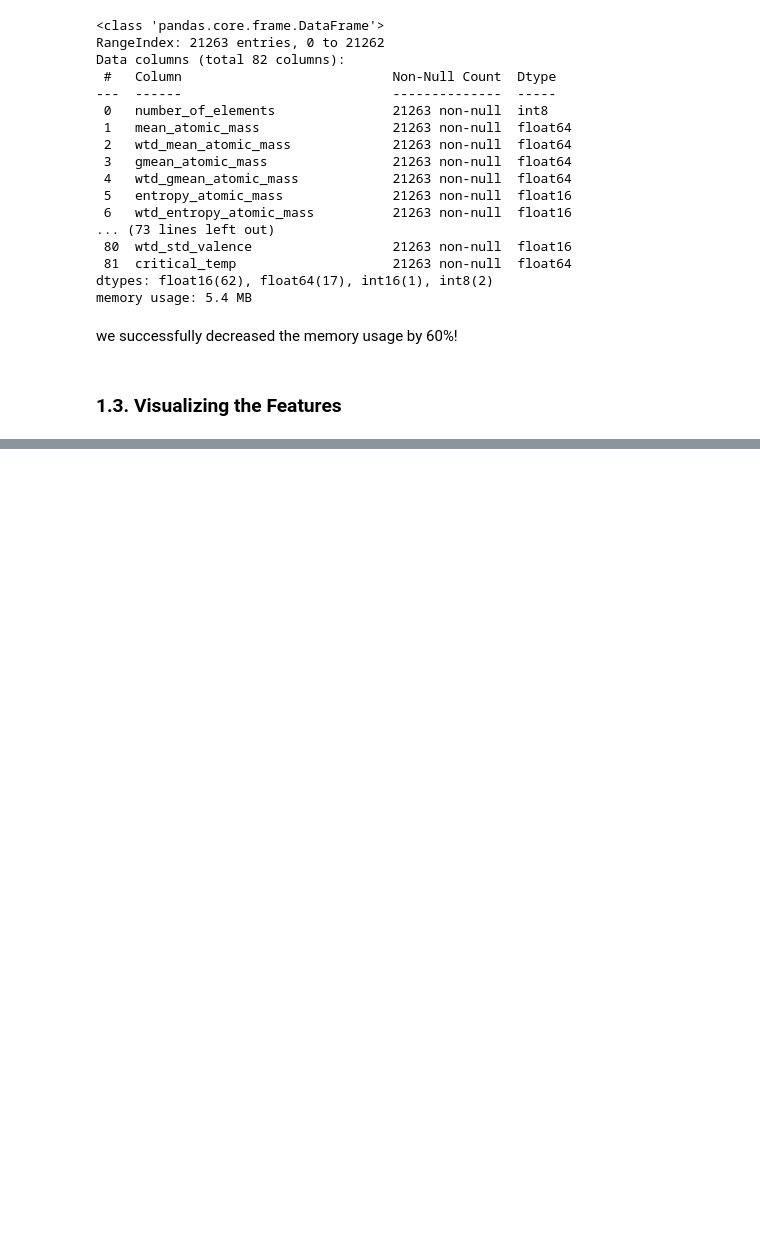
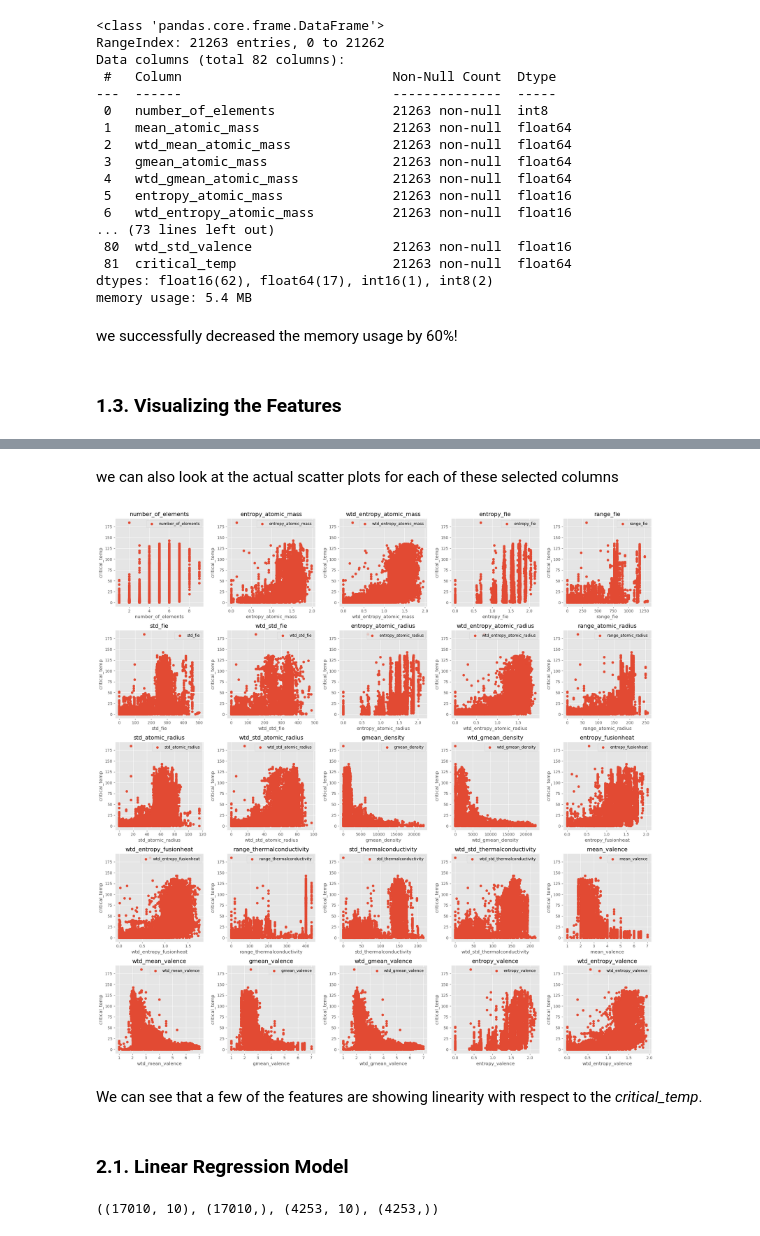
Before and after one commit to NikkiShah93/Python, a Jupyter notebook: MLProjects/SupervisedLearning/regression.ipynb, the cells around one changed output, grey strips where cells are left out. Drawn from its saved outputs; the diff is of its cells as text; code cells hidden in the pictures; blank space fills up the shorter version.

```diff
--- a/MLProjects/SupervisedLearning/regression.ipynb
+++ b/MLProjects/SupervisedLearning/regression.ipynb
@@ -110,0 +120,20 @@ we successfully decreased the memory usage by 60%!
+# %% [markdown]
+we can also look at the actual scatter plots for each of these selected columns
+# %%
+plt.figure(figsize = (20,20))
+nrows, ncols = 5, 5
+c = 1
+for col in corr_vals.index:
+    if col != 'critical_temp':
+        plt.subplot(nrows, ncols, c)
+        plt.scatter(cleaned_data[col], cleaned_data['critical_temp'], label=col)
+        c+=1
+        plt.ylabel('critical_temp')
+        plt.xlabel(col)
+        plt.title(f'{col}')
+        plt.legend()
+plt.tight_layout();
+# %% [output]
+[figure, added]
+# %% [markdown]
+We can see that a few of the features are showing linearity with respect to the *critical_temp*.
@@ -110,0 +144,13 @@ we successfully decreased the memory usage by 60%!
+# %% [markdown]
+### 2.1. Linear Regression Model
+# %%
+## spliting and scaling the data
+X, y = cleaned_data[selected_feat], cleaned_data['critical_temp']
+X_train, X_test, y_train, y_test = train_test_split(X, y, test_size=.2)
+## next we have to scale our data
+sc = StandardScaler()
+sc.fit(X_train)
+X_train, X_test = sc.transform(X_train), sc.transform(X_test)
+X_train.shape, y_train.shape, X_test.shape, y_test.shape
+# %% [output]
+((17010, 10), (17010,), (4253, 10), (4253,))
```
Also changed, not shown: parts of 10 cells of this notebook.
